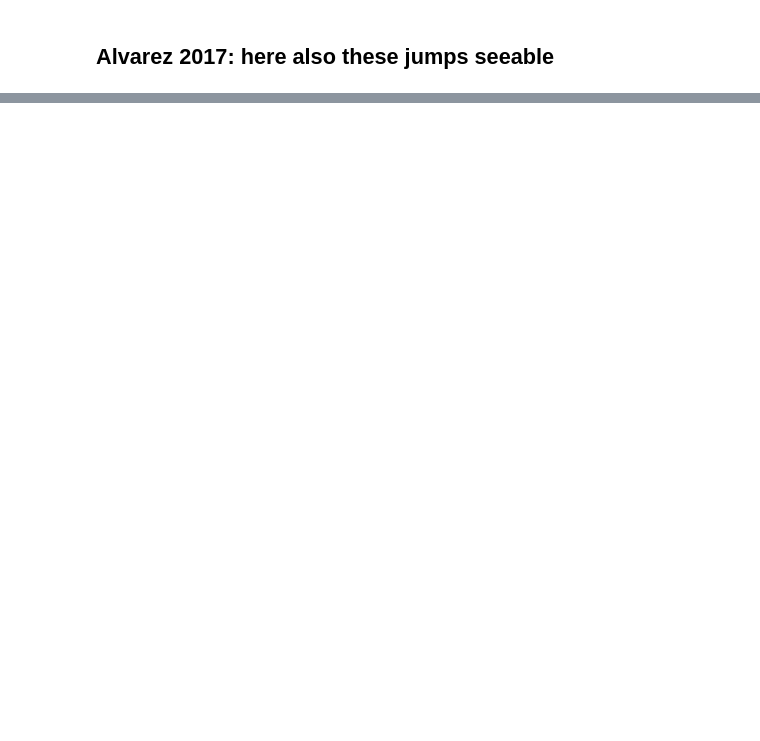
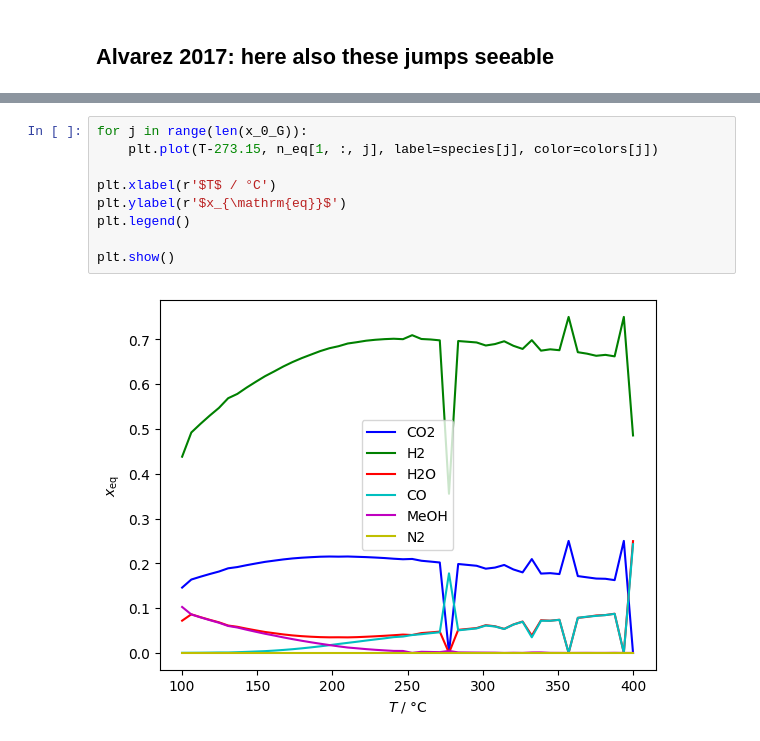
Before and after one commit to ChemRxnEngLab/GibbsEnergyMinimizationModel, a Jupyter notebook: methANNol.ipynb, the cells around one changed output, grey strips where cells are left out. Drawn from its saved outputs; the diff is of its cells as text; blank space fills up the shorter version.

```diff
--- a/methANNol.ipynb
+++ b/methANNol.ipynb
@@ -64,0 +121,11 @@ plt.show()
+# %%
+for j in range(len(x_0_G)):
+    plt.plot(T-273.15, n_eq[1, :, j], label=species[j], color=colors[j])
+
+plt.xlabel(r'$T$ / °C')
+plt.ylabel(r'$x_{\mathrm{eq}}$')
+plt.legend()
+
+plt.show()
+# %% [output]
+[figure, added]
```
Also changed, not shown: parts of 11 cells of this notebook, 8 other files.
